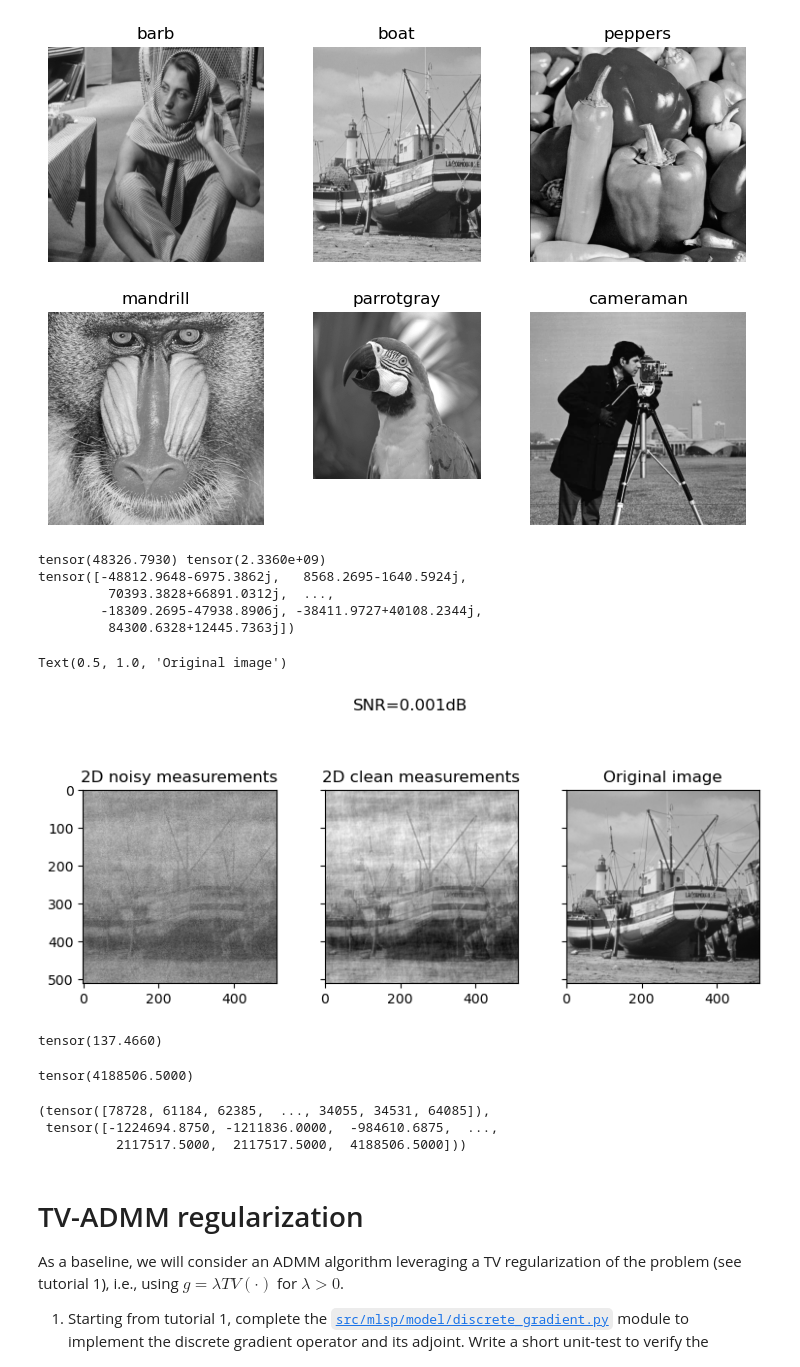
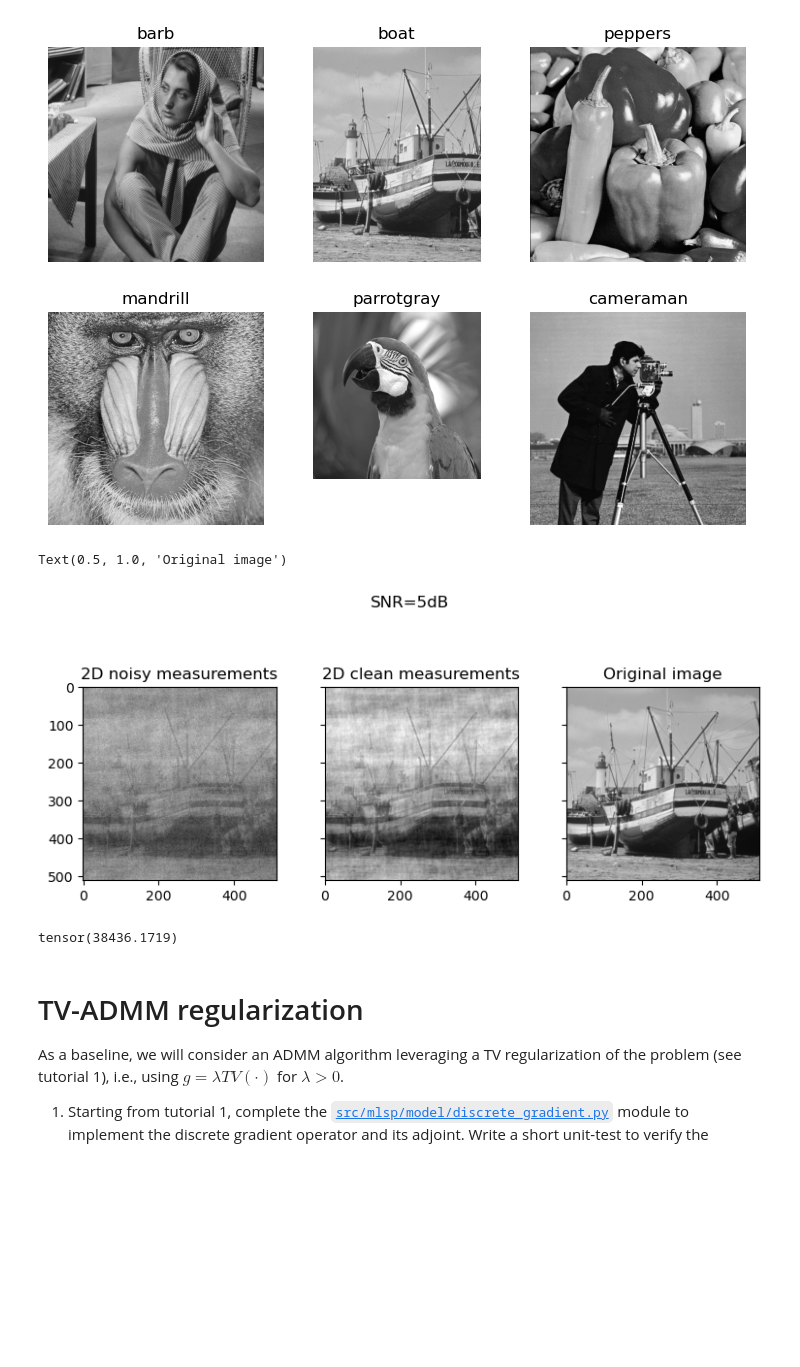
Before and after one commit to tms-gvd/lab1-mlsp, a Jupyter notebook: lab.ipynb, the cells around one changed output. Cells and saved outputs as stored; diff of their text form; code cells hidden in the pictures; blank space fills up the shorter version.

```diff
--- a/lab.ipynb
+++ b/lab.ipynb
@@ -111,57 +111,42 @@ from mlsp.utils.lab_utils import load_and_normalize_image, generate_2d_cs_data
 
 # Load and normalize the image
 image_path = "img/boat.png"
 image = load_and_normalize_image(image_path, device=device)
 
 # Generate 2D compressed sensing data
 percent = 0.60
-isnr = 0.001
+isnr = 5
 rng = torch.Generator(device=device)
 observations, sensing_operator, sigma, clean_observations = generate_2d_cs_data(image, percent, isnr, rng=rng)
-im_inpainting = sensing_operator.adjoint(observations)
+im_inpainting_noisy = sensing_operator.adjoint(observations)
 
 fig = plt.figure(figsize=(9, 4))
 grid = ImageGrid(fig, 111,  # similar to subplot(111)
                  nrows_ncols=(1, 3),  # creates 2x2 grid of axes
                  axes_pad=0.5,  # pad between axes in inch.
                  )
 
 fig.suptitle(f'SNR={isnr}dB')
 # Plot the measurements in 2D
-grid[0].imshow(im_inpainting, cmap="gray")
+grid[0].imshow(im_inpainting_noisy, cmap="gray")
 grid[0].set_title("2D noisy measurements")
 
 # Plot the measurements in 2D
 im_inpainting = sensing_operator.adjoint(clean_observations)
 grid[1].imshow(im_inpainting, cmap="gray")
 grid[1].set_title("2D clean measurements")
 
 
 # Plot the measurements in 2D
 grid[2].imshow(image, cmap="gray")
 grid[2].set_title("Original image")
 # %% [output]
-tensor(48326.7930) tensor(2.3360e+09)
-tensor([-48812.9648-6975.3862j,   8568.2695-1640.5924j,
-         70393.3828+66891.0312j,  ...,
-        -18309.2695-47938.8906j, -38411.9727+40108.2344j,
-         84300.6328+12445.7363j])
+Text(0.5, 1.0, 'Original image')
-Text(0.5, 1.0, 'Original image')
-[figure, old version]
+[figure, new version]
-# %%
-torch.mean(torch.real(clean_observations))
-# %% [output]
-tensor(137.4660)
-# %%
-torch.max(torch.real(observations))
-# %% [output]
-tensor(4188506.5000)
-# %%
-torch.sort(torch.real(clean_observations))[::-1]
-# %% [output]
-(tensor([78728, 61184, 62385,  ..., 34055, 34531, 64085]),
- tensor([-1224694.8750, -1211836.0000,  -984610.6875,  ...,
-          2117517.5000,  2117517.5000,  4188506.5000]))
+# %%
+torch.sqrt(torch.linalg.norm(clean_observations).pow(2)/(torch.numel(clean_observations)*10**(isnr/10)))
+# %% [output]
+tensor(38436.1719)
 # %% [markdown]
 # TV-ADMM regularization
 
```
Also changed, not shown: parts of 33 cells of this notebook, 3 other files.
